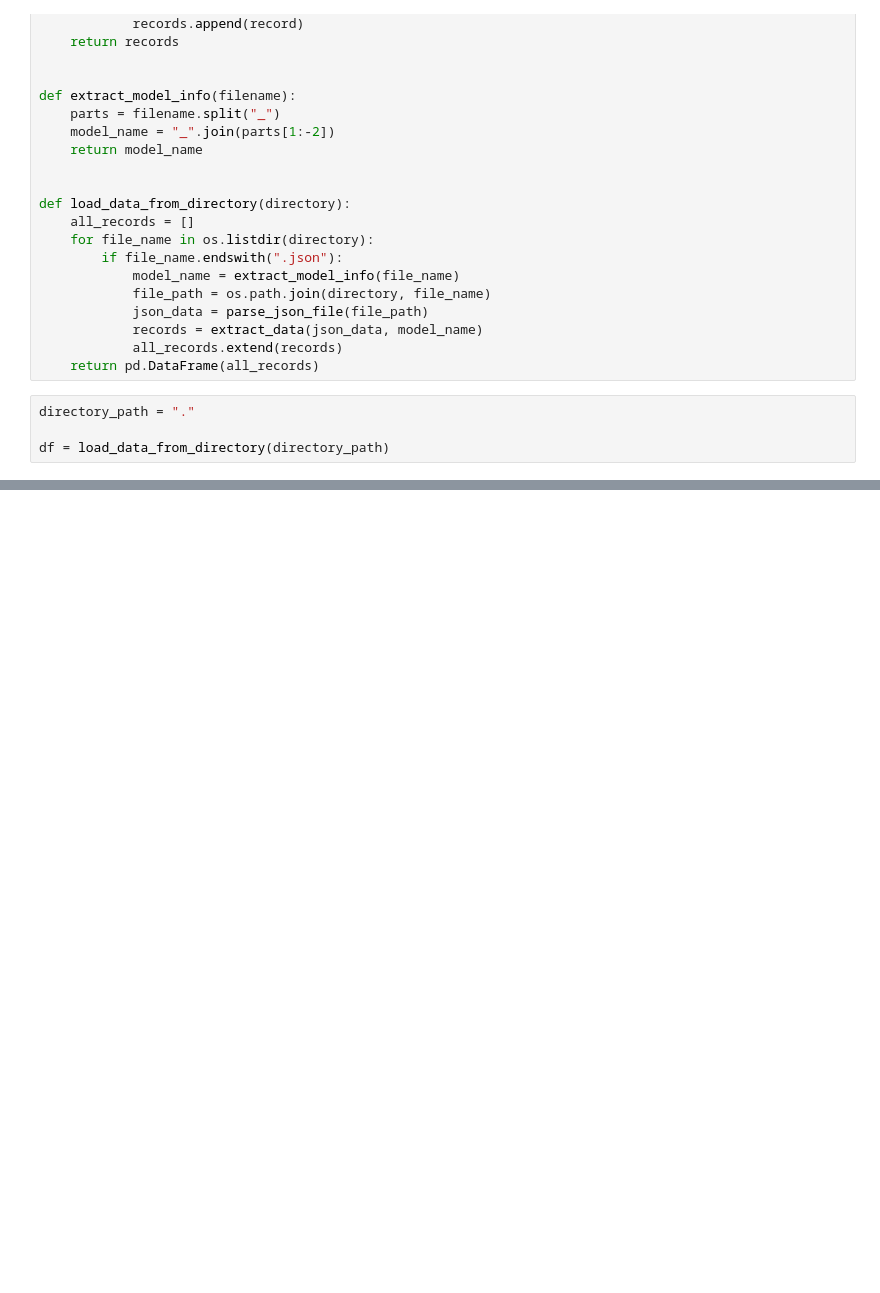
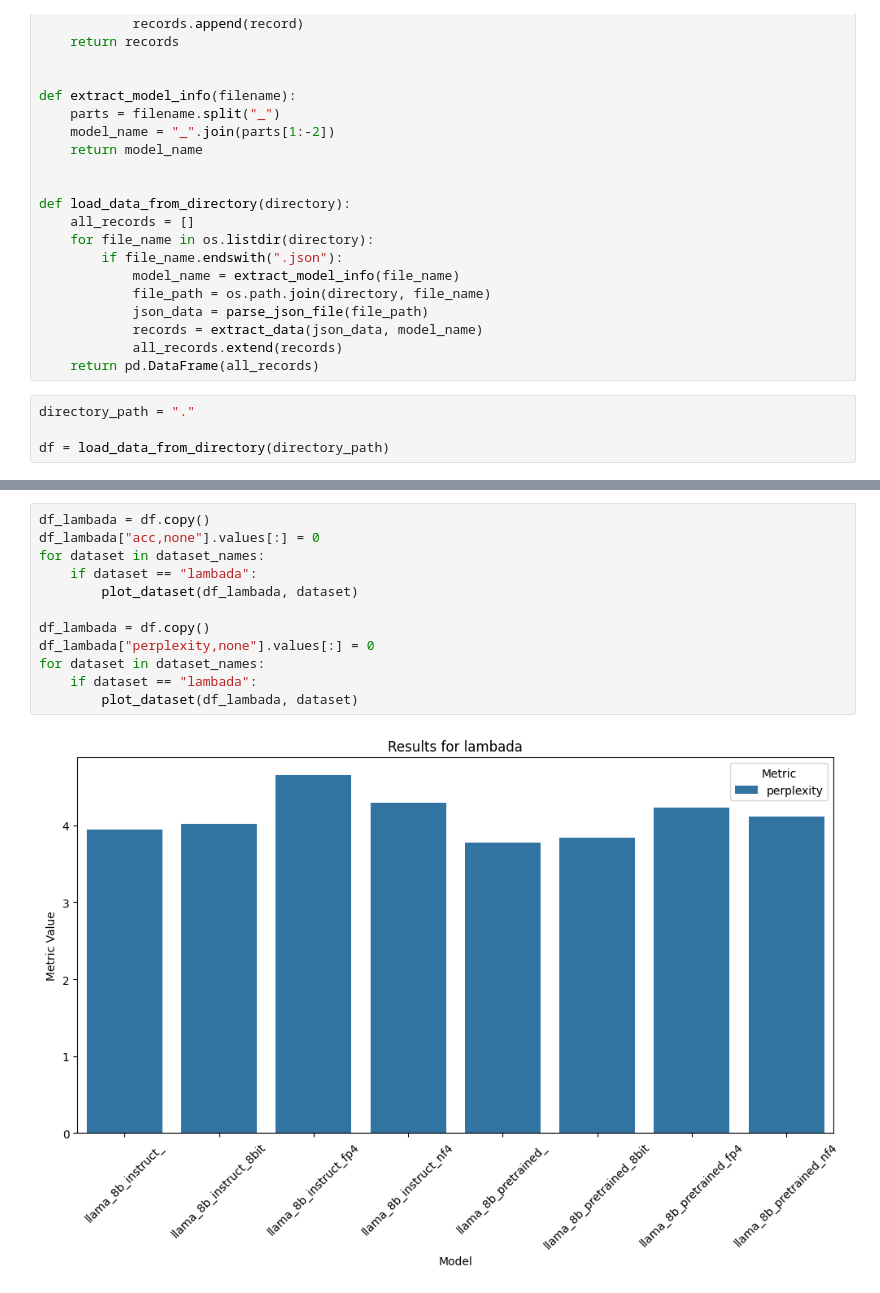
Before and after one commit to Zant-e/duze-modele-jezykowe-w-zastosowaniach-biznesowych-AZ, a Jupyter notebook: llama3/baseline_eval_results/baseline_visualization.ipynb, the cells around one changed output, grey strips where cells are left out. Cells and saved outputs as stored; diff of their text form; blank space fills up the shorter version.

```diff
--- a/llama3/baseline_eval_results/baseline_visualization.ipynb
+++ b/llama3/baseline_eval_results/baseline_visualization.ipynb
@@ -115,3 +116,17 @@ def plot_dataset(df, dataset_name):
 
 
 dataset_names = df["dataset"].unique()
+# %%
+df_lambada = df.copy()
+df_lambada["acc,none"].values[:] = 0
+for dataset in dataset_names:
+    if dataset == "lambada":
+        plot_dataset(df_lambada, dataset)
+
+df_lambada = df.copy()
+df_lambada["perplexity,none"].values[:] = 0
+for dataset in dataset_names:
+    if dataset == "lambada":
+        plot_dataset(df_lambada, dataset)
+# %% [output]
+[figure, added]
```
Also changed, not shown: parts of 4 cells of this notebook, 31 other files.
